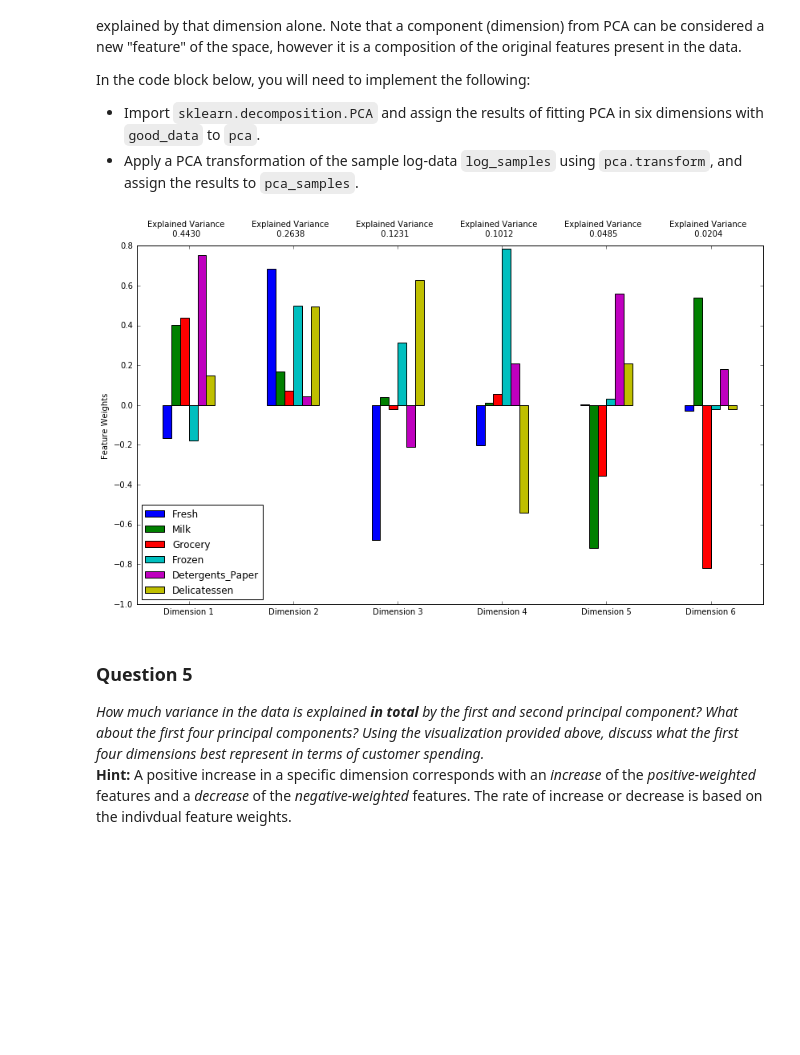
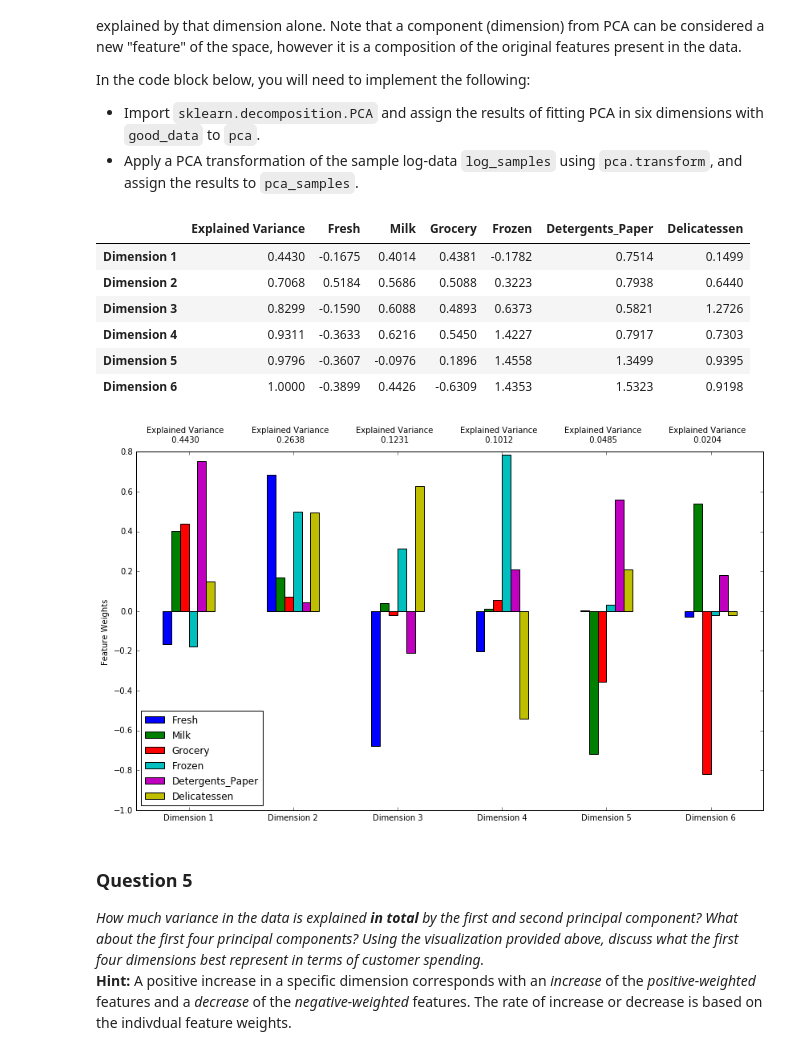
Before and after one commit to alismayilov/udacity-machine-learning-projects, a Jupyter notebook: projects/creating_customer_segments/customer_segments.ipynb, the cells around one changed output. Drawn from its saved outputs; the diff is of its cells as text; code cells hidden in the pictures; blank space fills up the shorter version.

```diff
--- a/projects/creating_customer_segments/customer_segments.ipynb
+++ b/projects/creating_customer_segments/customer_segments.ipynb
@@ -299,16 +299,24 @@ In the code block below, you will need to implement the following:
 # %%
 from sklearn.decomposition import PCA
 # TODO: Apply PCA to the good data with the same number of dimensions as features
 pca = PCA(n_components=6)
 
 # TODO: Apply a PCA transformation to the sample log-data
 pca.fit(good_data)
 pca_samples = pca.transform(log_samples)
 
 # Generate PCA results plot
 pca_results = rs.pca_results(good_data, pca)
+pca_results.cumsum()
 # %% [output]
+|  | Explained Variance | Fresh | Milk | Grocery | Frozen | Detergents_Paper | Delicatessen |
+| Dimension 1 | 0.4430 | -0.1675 | 0.4014 | 0.4381 | -0.1782 | 0.7514 | 0.1499 |
+| Dimension 2 | 0.7068 | 0.5184 | 0.5686 | 0.5088 | 0.3223 | 0.7938 | 0.6440 |
+| Dimension 3 | 0.8299 | -0.1590 | 0.6088 | 0.4893 | 0.6373 | 0.5821 | 1.2726 |
+| Dimension 4 | 0.9311 | -0.3633 | 0.6216 | 0.5450 | 1.4227 | 0.7917 | 0.7303 |
+| Dimension 5 | 0.9796 | -0.3607 | -0.0976 | 0.1896 | 1.4558 | 1.3499 | 0.9395 |
+| Dimension 6 | 1.0000 | -0.3899 | 0.4426 | -0.6309 | 1.4353 | 1.5323 | 0.9198 |
-[figure, old version]
+[figure, new version]
 # %% [markdown]
 ### Question 5
 *How much variance in the data is explained* ***in total*** *by the first and second principal component? What about the first four principal components? Using the visualization provided above, discuss what the first four dimensions best represent in terms of customer spending.*
```
Also changed, not shown: parts of 15 cells of this notebook, 1 other file.
